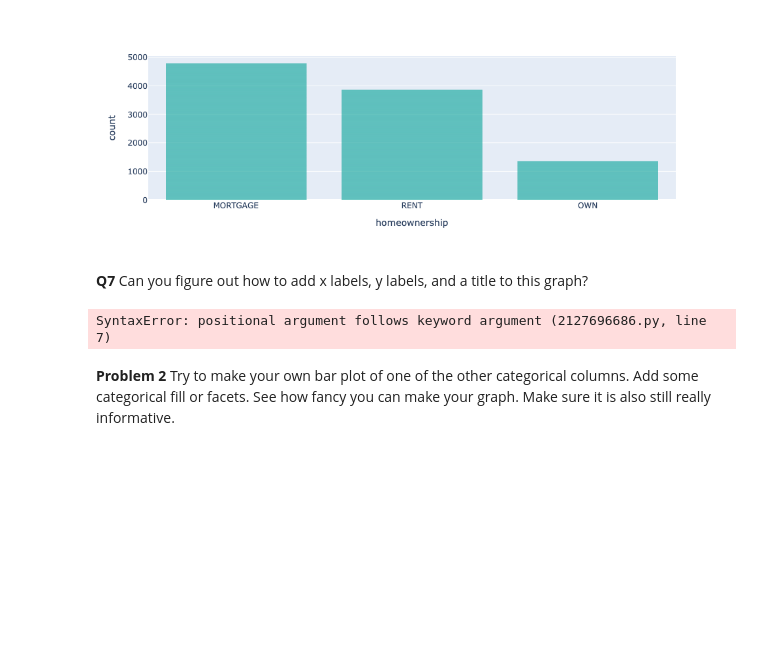
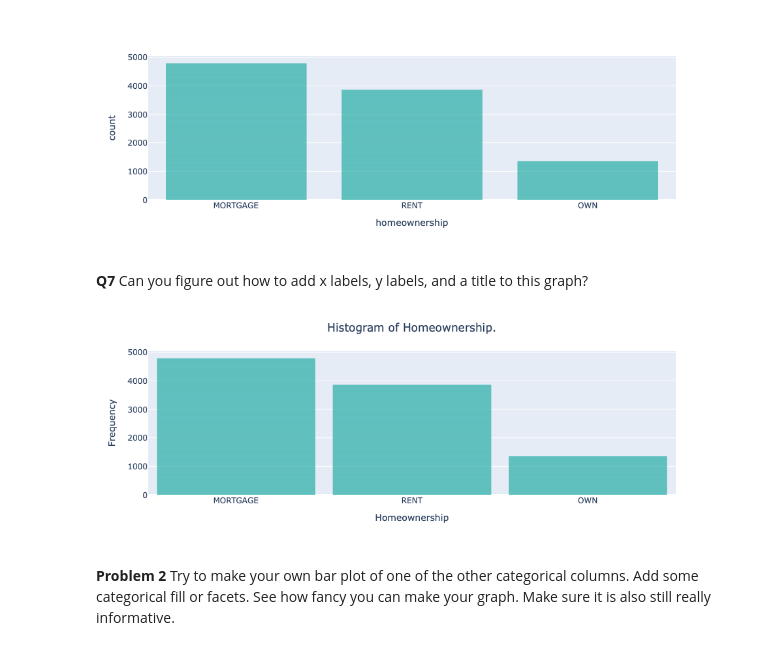
Before and after one commit to Jhawks25/DATA-101-Jackson-Hawks-Code, a Jupyter notebook: Day4-HW.ipynb, the cells around one changed output. Cells and saved outputs as stored; diff of their text form; code cells hidden in the pictures; blank space fills up the shorter version.

```diff
--- a/Day4-HW.ipynb
+++ b/Day4-HW.ipynb
@@ -197,17 +197,17 @@ fig.show()
 # %%
 fig = px.bar(DF,
             x='homeownership',
             color_discrete_sequence=['lightseagreen'])
 fig.update_traces(dict(marker_line_width=0))
 fig.update_layout(bargap=0.1,
                   title='Histogram of Homeownership.',
                   title_x=0.5,
-                  xaxis_title="Hom($)",
-                  legend_title="Homeownership",
+                  xaxis_title="Homeownership",
+                  yaxis_title="Frequency",)
 
 fig.show()
 # %% [output]
-SyntaxError: positional argument follows keyword argument (2127696686.py, line 7)
+[figure, added]
 # %% [markdown]
 **Problem 2** Try to make your own bar plot of one of the other categorical columns. Add some categorical fill or facets. See how fancy you can make your graph. Make sure it is also still really informative.
 # %%
```
